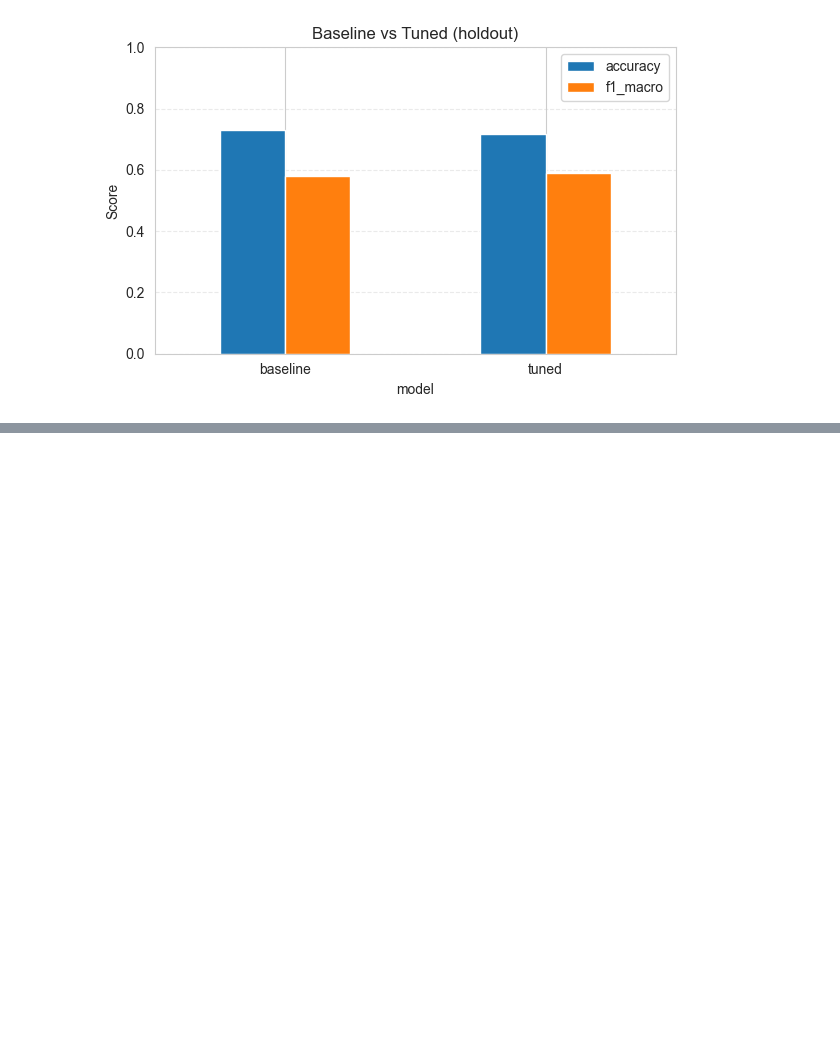
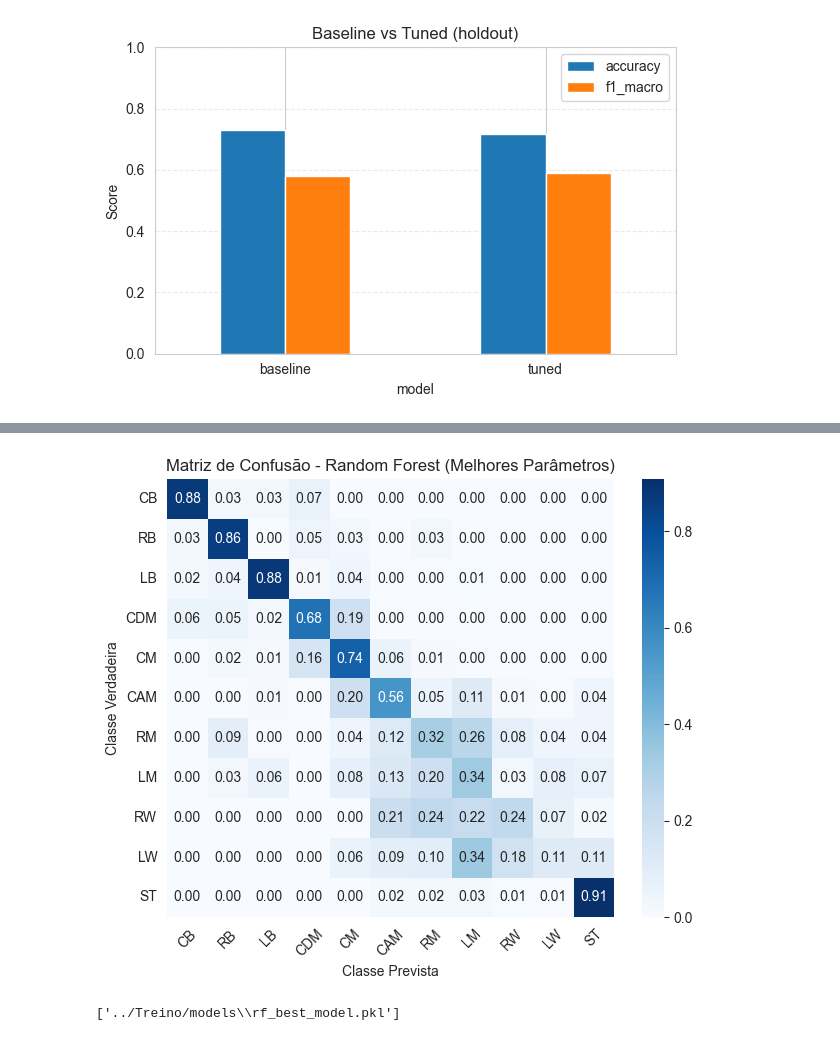
Before and after one commit to guilemos012/Previsao-Posicao-FIFA, a Jupyter notebook: Treino/RF_Basico.ipynb, the cells around one changed output, grey strips where cells are left out. Cells and saved outputs as stored; diff of their text form; code cells hidden in the pictures; blank space fills up the shorter version.

```diff
--- a/Treino/RF_Basico.ipynb
+++ b/Treino/RF_Basico.ipynb
@@ -666,0 +729,20 @@ Comparação concluída. Verifique ./results para os arquivos gerados.
+# %%
+# parâmetros encontrados no RandomizedSearchCV
+best_params = {
+    "n_estimators": 800,
+    "min_samples_split": 10,
+    "min_samples_leaf": 4,
+    "max_features": 0.3,
+    "max_depth": 30
+}
+
+rf = RandomForestClassifier(
+    n_estimators=best_params["n_estimators"],
+    max_depth=best_params["max_depth"],
+    min_samples_split=best_params["min_samples_split"],
+    min_samples_leaf=best_params["min_samples_leaf"],
+    max_features=best_params["max_features"],
+    random_state=42,
+    n_jobs=-1,
+    class_weight=None
+)
@@ -666,0 +813,47 @@ Comparação concluída. Verifique ./results para os arquivos gerados.
+# %%
+mapping_df = df[['main_position_enc','main_position']].drop_duplicates().sort_values('main_position_enc')
+label_map = dict(zip(mapping_df['main_position_enc'], mapping_df['main_position']))
+reverse_label_map = {v: int(k) for k, v in label_map.items()}
+
+# Índices das classes na ordem desejada
+order_indices = [reverse_label_map[pos] for pos in custom_order if pos in reverse_label_map]
+
+# Matriz normalizada por classe verdadeira
+cm = confusion_matrix(
+    y_test,
+    y_test_pred,
+    labels=order_indices,
+    normalize='true'
+)
+
+display_labels = [pos for pos in custom_order if pos in reverse_label_map]
+
+plt.figure(figsize=(6.5, 5.5))
+ax = sns.heatmap(
+    cm,
+    annot=True, fmt=".2f",
+    cmap="Blues",
+    xticklabels=display_labels,
+    yticklabels=display_labels,
+    cbar=True,
+    linewidths=0
+)
+
+plt.title("Matriz de Confusão - Random Forest (Melhores Parâmetros)")
+plt.xlabel("Classe Prevista")
+plt.ylabel("Classe Verdadeira")
+plt.xticks(rotation=45)
+plt.yticks(rotation=0)
+plt.tight_layout()
+
+# Salvar matriz confusão
+cm_path = os.path.join(RESULTS_DIR, "confusion_matrix_RF_best.png")
+plt.savefig(cm_path, bbox_inches='tight', dpi=150)
+plt.show()
+
+# Salvar modelo
+model_path = os.path.join(MODEL_DIR, "rf_best_model.pkl")
+joblib.dump(rf, model_path)
+# %% [output]
+[figure, added]
+['../Treino/models\\rf_best_model.pkl']
```
Also changed, not shown: parts of 4 cells of this notebook, 5 other files.
